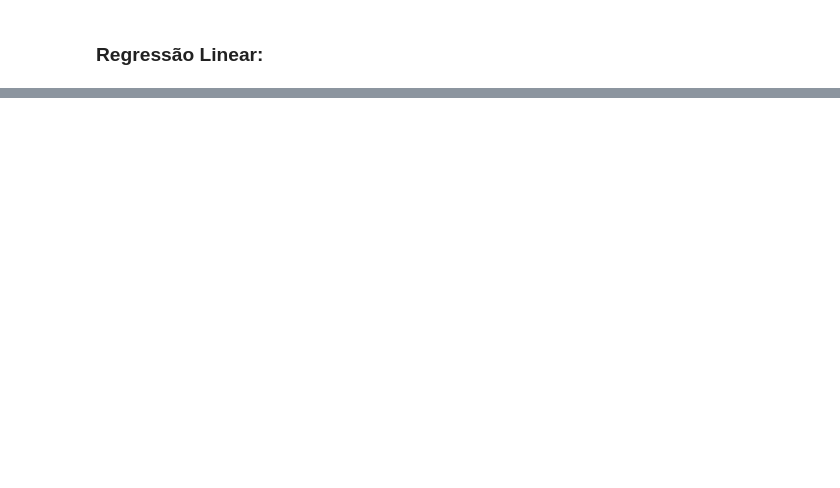
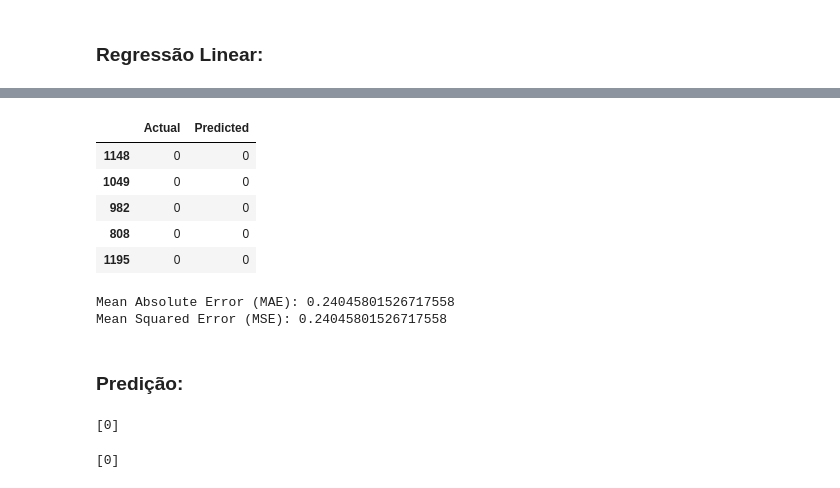
Before and after one commit to carlosedurochas/titanic-linear-regression, a Jupyter notebook: regression/regression.ipynb, the cells around one changed output, grey strips where cells are left out. Saved outputs shown, nothing was run; the diff lists cells and outputs as text; code cells hidden in the pictures; blank space fills up the shorter version.

```diff
--- a/regression/regression.ipynb
+++ b/regression/regression.ipynb
@@ -124,0 +199,10 @@ comparing.head(10)
+# %%
+from sklearn.neural_network import MLPClassifier
+
+# criar uma instância do perceptron de multicamadas:
+mlp = MLPClassifier(hidden_layer_sizes=(5, 5), max_iter=1000, activation='logistic')
+
+# treinar o modelo usando os dados de treinamento:
+mlp.fit(X_train, y_train);
+# %%
+mlp_prediction = mlp.predict(X_test) # prever os valores de y para os dados de teste
@@ -124,0 +214,19 @@ comparing.head(10)
+# %%
+comparing_mlp = pd.DataFrame({'Actual': y_test, 'Predicted': mlp_prediction}) # comparar valores reais com valores previstos
+# %%
+comparing_mlp.head()
+# %% [output]
+|  | Actual | Predicted |
+| 1148 | 0 | 0 |
+| 1049 | 0 | 0 |
+| 982 | 0 | 0 |
+| 808 | 0 | 0 |
+| 1195 | 0 | 0 |
+# %%
+mae = mean_absolute_error(comparing_mlp['Actual'], comparing_mlp['Predicted']) # erro absoluto médio
+mse = mean_squared_error(comparing_mlp['Actual'], comparing_mlp['Predicted'])  # erro quadrático médio
+print(f"Mean Absolute Error (MAE): {mae}")
+print(f"Mean Squared Error (MSE): {mse}")
+# %% [output]
+Mean Absolute Error (MAE): 0.24045801526717558
+Mean Squared Error (MSE): 0.24045801526717558
@@ -124,0 +237,14 @@ comparing.head(10)
+# %% [markdown]
+### Predição:
+# %%
+entrada = np.array([[0,1,25,5,0,0]])
+res = perceptron.predict(pd.DataFrame(entrada))
+print(res)
+# %% [output]
+[0]
+# %%
+entrada = np.array([[0,1,25,5,0,0]])
+res = mlp.predict(pd.DataFrame(entrada))
+print(res)
+# %% [output]
+[0]
```
Also changed, not shown: parts of 32 cells of this notebook, 4 other files.
